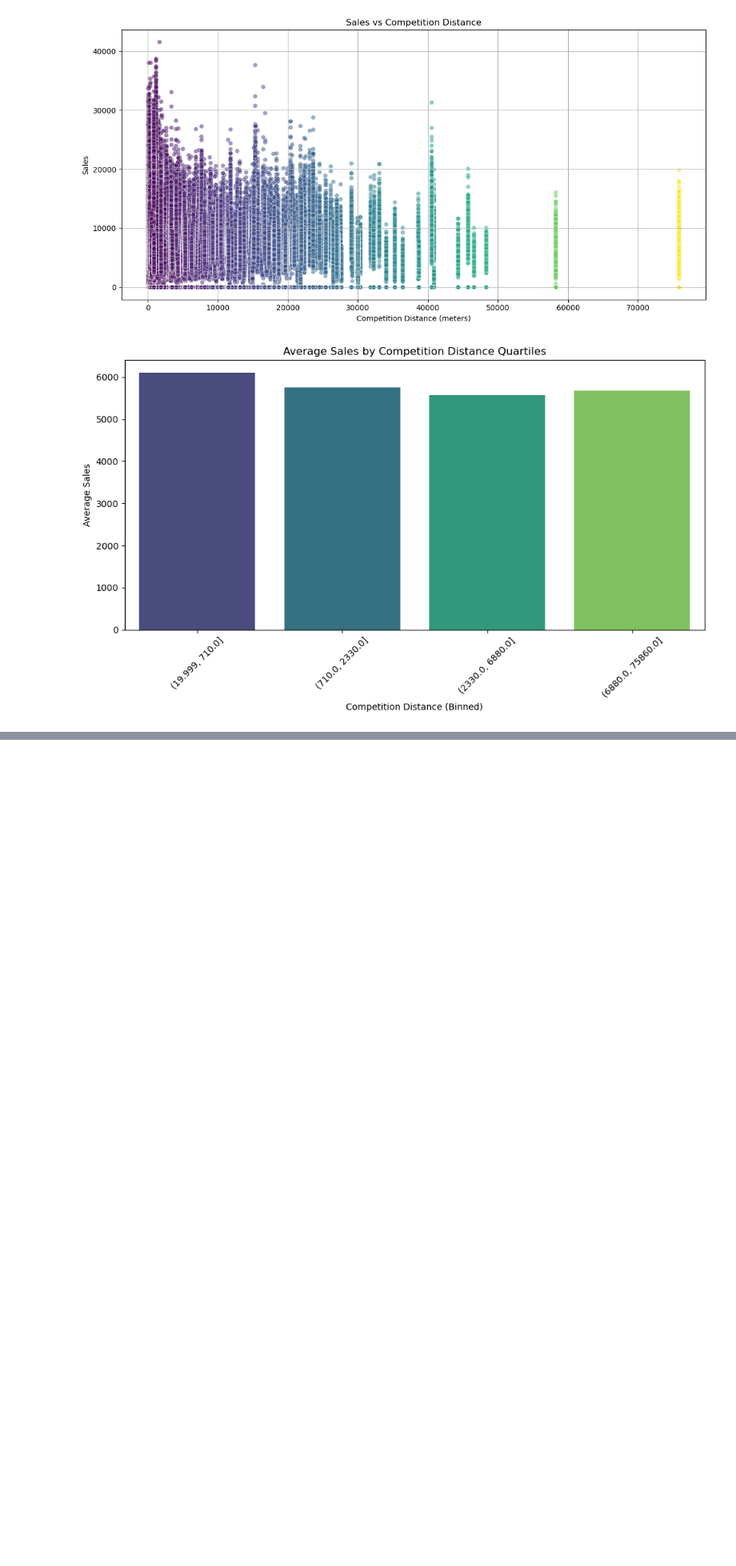
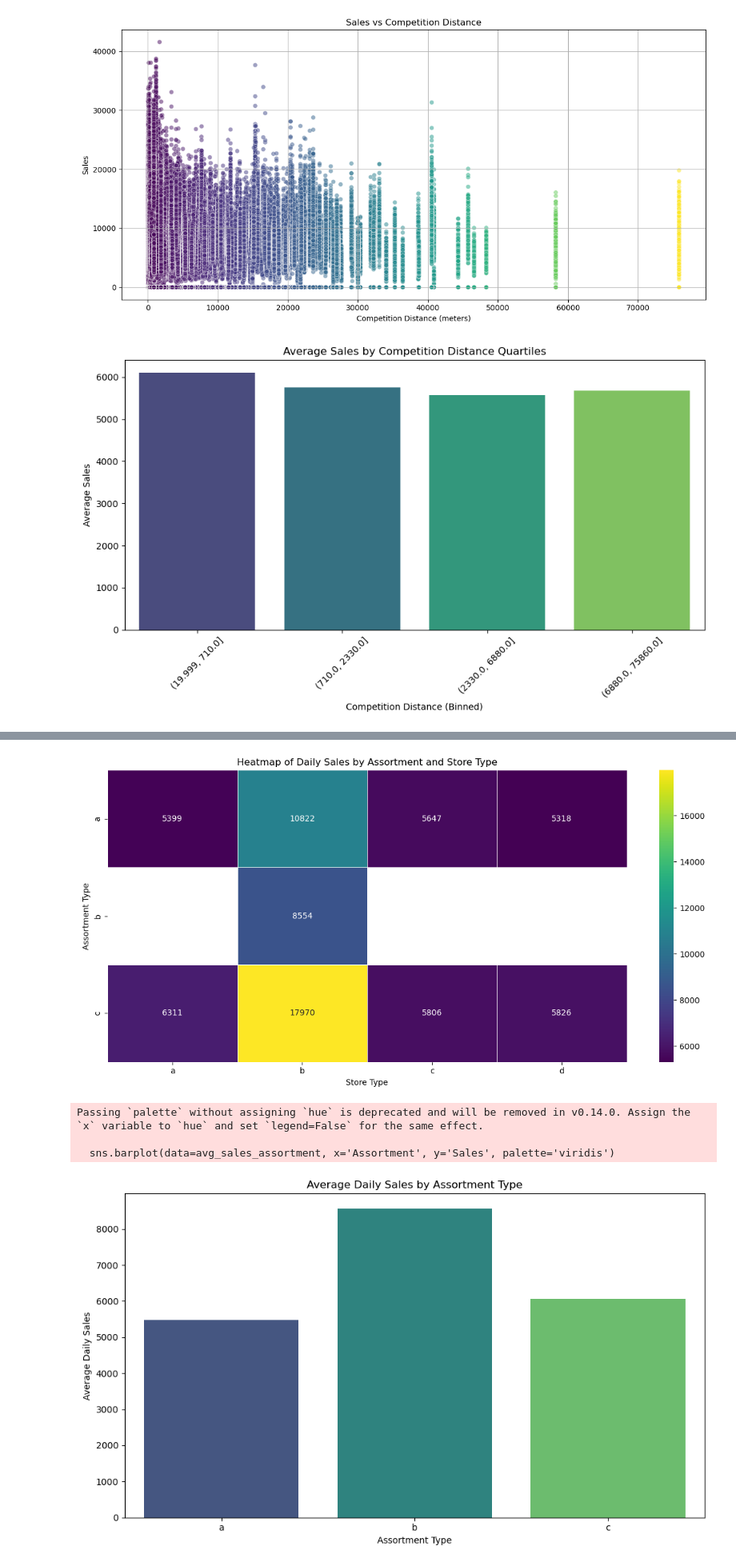
Before and after one commit to Alexanderbenit7/forecast-udate, a Jupyter notebook: Visualisation.ipynb, the cells around one changed output, grey strips where cells are left out. Shown at 80% size. Drawn from its saved outputs; the diff is of its cells as text; code cells hidden in the pictures; blank space fills up the shorter version.

```diff
--- a/Visualisation.ipynb
+++ b/Visualisation.ipynb
@@ -237,0 +325,27 @@ Name: CompetitionDistance, dtype: float64
+# %%
+# 8: Assortment vs Sales
+# 8a: Heatmap of Assortment vs Store Type and Sales
+heatmap_data = final_data.pivot_table(index='Assortment', columns='StoreType', values='Sales', aggfunc='mean')
+plt.figure(figsize=(12, 6))
+sns.heatmap(heatmap_data, cmap='viridis', annot=True, fmt='.0f', linewidths=.5)
+plt.title('Heatmap of Daily Sales by Assortment and Store Type')
+plt.xlabel('Store Type')
+plt.ylabel('Assortment Type')
+plt.tight_layout()
+plt.show()
+
+#8b: barplot
+avg_sales_assortment = final_data.groupby('Assortment')['Sales'].mean().reset_index()
+plt.figure(figsize=(10, 6))
+sns.barplot(data=avg_sales_assortment, x='Assortment', y='Sales', palette='viridis')
+plt.title('Average Daily Sales by Assortment Type')
+plt.xlabel('Assortment Type')
+plt.ylabel('Average Daily Sales')
+plt.tight_layout()
+plt.show()
+# %% [output]
+[figure, added]
+Passing `palette` without assigning `hue` is deprecated and will be removed in v0.14.0. Assign the `x` variable to `hue` and set `legend=False` for the same effect.
+
+  sns.barplot(data=avg_sales_assortment, x='Assortment', y='Sales', palette='viridis')
+[figure, added]
```
Also changed, not shown: parts of 3 cells of this notebook.
